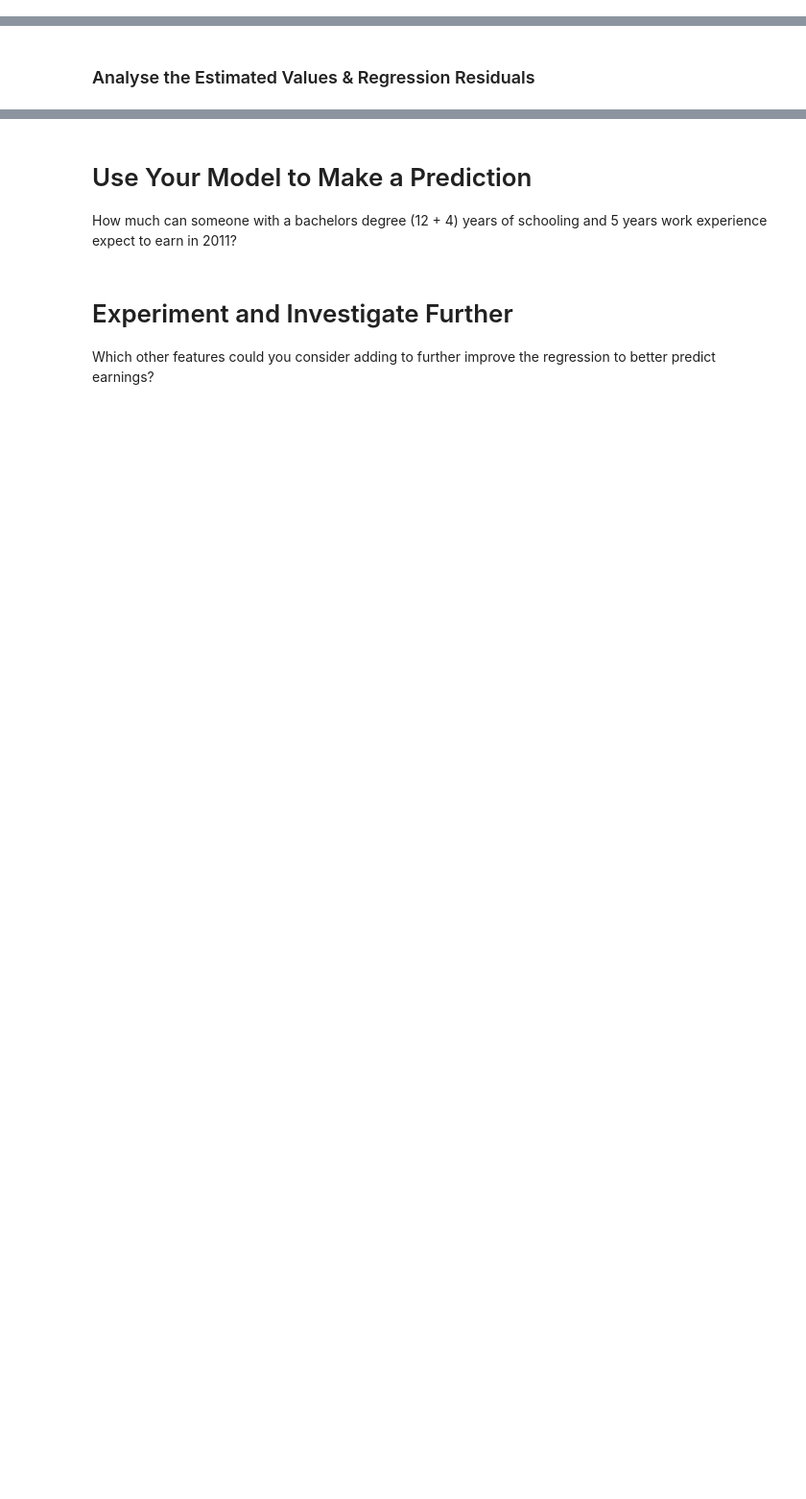
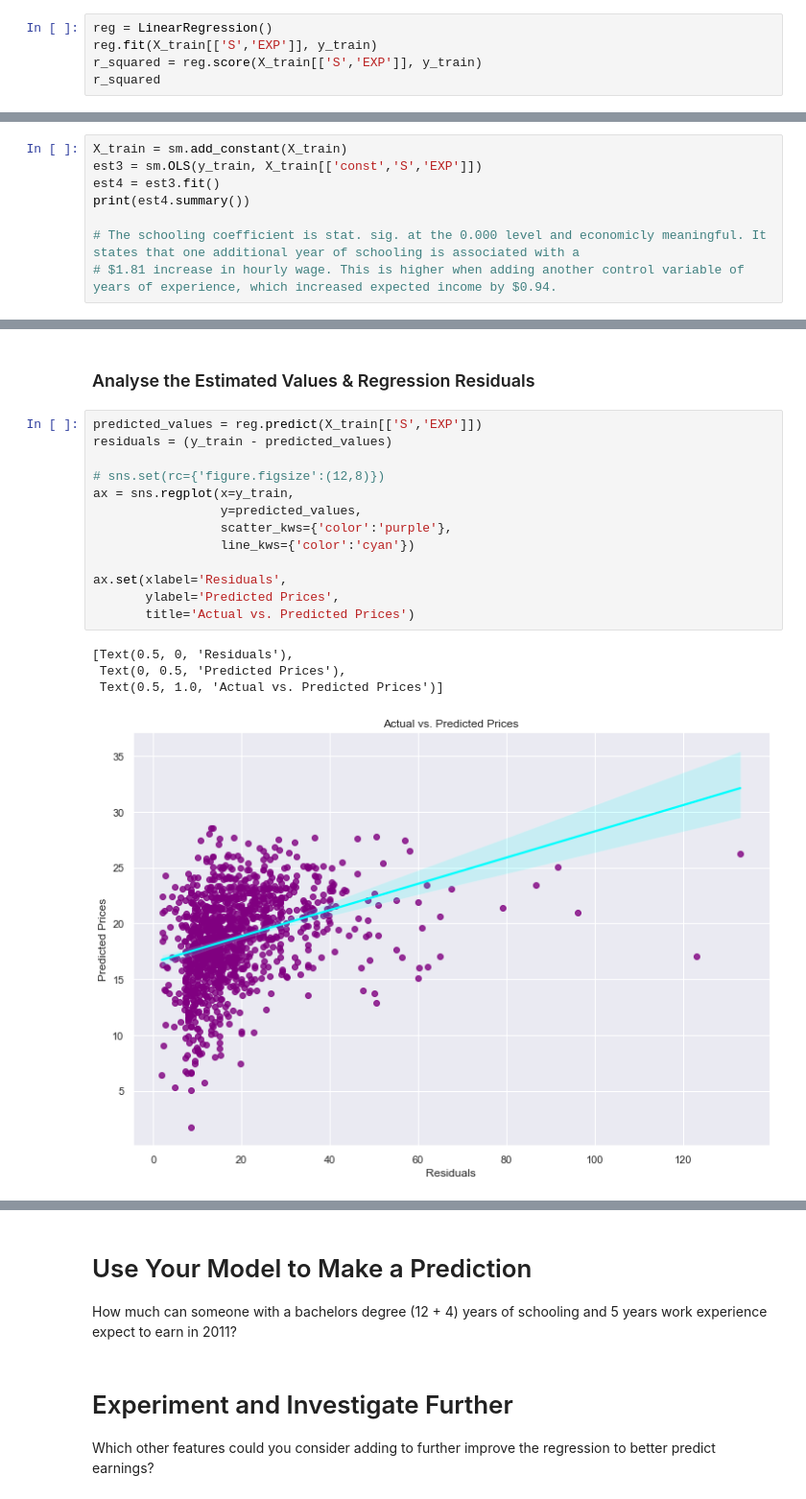
Before and after one commit to tomweinandy/100DaysOfCode, a Jupyter notebook: Projects/Day100/Determinants_of_Earnings.ipynb, the cells around one changed output, grey strips where cells are left out. Shown at 96% size. Cells and saved outputs as stored; diff of their text form; blank space fills up the shorter version.

```diff
--- a/Projects/Day100/Determinants_of_Earnings.ipynb
+++ b/Projects/Day100/Determinants_of_Earnings.ipynb
@@ -265,3 +267,8 @@ ax.set(xlabel='Residuals',
 # Multivariable Regression
 
 Now use both years of schooling and the years work experience to predict earnings. How high is the r-squared for the regression on the training data?
+# %%
+reg = LinearRegression()
+reg.fit(X_train[['S','EXP']], y_train)
+r_squared = reg.score(X_train[['S','EXP']], y_train)
+r_squared
@@ -269,0 +288,8 @@ Now use both years of schooling and the years work experience to predict earning
+# %%
+X_train = sm.add_constant(X_train)
+est3 = sm.OLS(y_train, X_train[['const','S','EXP']])
+est4 = est3.fit()
+print(est4.summary())
+
+# The schooling coefficient is stat. sig. at the 0.000 level and economicly meaningful. It states that one additional year of schooling is associated with a
+# $1.81 increase in hourly wage. This is higher when adding another control variable of years of experience, which increased expected income by $0.94.
@@ -270,2 +314,20 @@ Now use both years of schooling and the years work experience to predict earning
 # %% [markdown]
 ### Analyse the Estimated Values & Regression Residuals
+# %%
+predicted_values = reg.predict(X_train[['S','EXP']])
+residuals = (y_train - predicted_values)
+
+# sns.set(rc={'figure.figsize':(12,8)})
+ax = sns.regplot(x=y_train,
+                 y=predicted_values,
+                 scatter_kws={'color':'purple'},
+                 line_kws={'color':'cyan'})
+
+ax.set(xlabel='Residuals',
+       ylabel='Predicted Prices',
+       title='Actual vs. Predicted Prices')
+# %% [output]
+[Text(0.5, 0, 'Residuals'),
+ Text(0, 0.5, 'Predicted Prices'),
+ Text(0.5, 1.0, 'Actual vs. Predicted Prices')]
+[figure, added]
```
Also changed, not shown: parts of 10 cells of this notebook.
